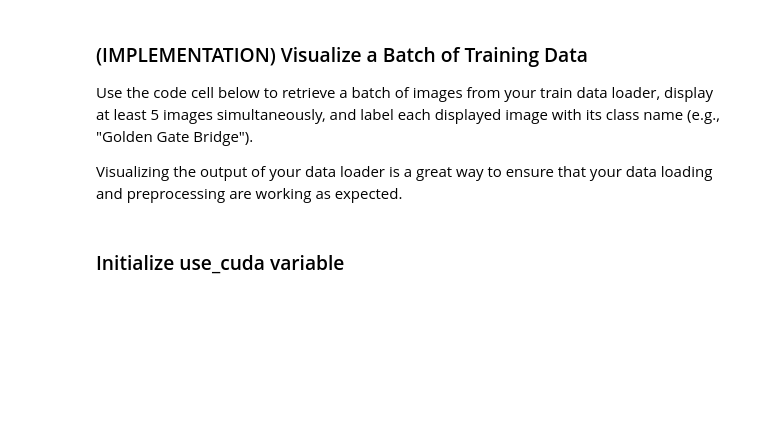
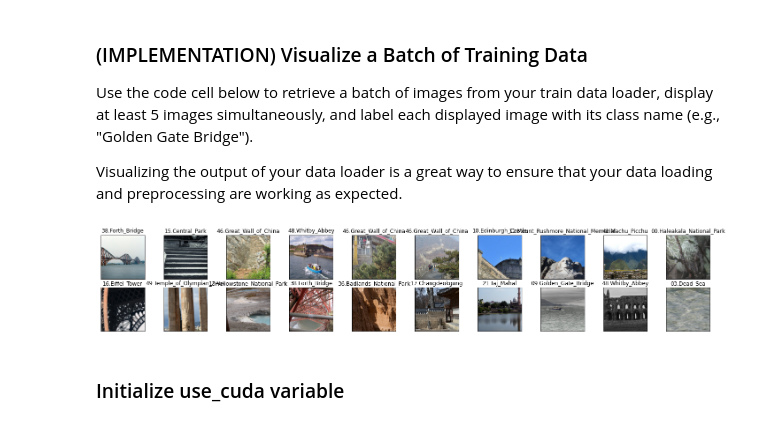
Before and after one commit to hopezh/nd101-c2-landmarks-starter, a Jupyter notebook: landmark_project/landmark.ipynb, the cells around one changed output. Saved outputs shown, nothing was run; the diff lists cells and outputs as text; code cells hidden in the pictures; blank space fills up the shorter version.

```diff
--- a/landmark_project/landmark.ipynb
+++ b/landmark_project/landmark.ipynb
@@ -160,9 +161,9 @@ torch.Size([3, 600, 600])
 # [+] create dataloader
 
 # [-] data loader params
-num_workers = 0  # [.] num of subprocesses for data loading
-batch_size  = 20  # [.] num of samples per batch to load
-valid_ratio = 0.2  # [.] % of train data to be used for validation
+num_workers = 0     # [.] num of subprocesses for data loading
+batch_size  = 20    # [.] num of samples per batch to load
+valid_ratio = 0.2   # [.] % of train data to be used for validation
 
 # [-] get train indices for validation
 num_train     = len(train_data)
@@ -170,7 +171,7 @@ train_indices = list(range(num_train))
 np.random.shuffle(train_indices)
 split = int(np.floor(valid_ratio * num_train))
 train_idx = train_indices[split:]
-val_idx   = train_indices[:split]
+valid_idx = train_indices[:split]
 
 # [-] samplers to get training and validation batches
 train_sampler = SubsetRandomSampler(train_idx)
@@ -182,7 +183,7 @@ train_loader = torch.utils.data.DataLoader( # [.] train loader
     batch_size  = batch_size,
     sampler     = train_sampler,
     num_workers = num_workers,
-    shuffle     = True,
+    # shuffle     = True,   # shuffle & sampler are mutually exclusive
 )
 
 valid_loader = torch.utils.data.DataLoader( # [.] valid loader
@@ -190,7 +191,7 @@ valid_loader = torch.utils.data.DataLoader( # [.] valid loader
     batch_size  = batch_size,
     sampler     = valid_sampler,
     num_workers = num_workers,
-    shuffle     = True,
+    # shuffle     = True,   # shuffle & sampler are mutually exclusive
 )
 
 test_loader = torch.utils.data.DataLoader( # [.] test loader
@@ -199,6 +200,11 @@ test_loader = torch.utils.data.DataLoader( # [.] test loader
     num_workers = num_workers,
     shuffle     = True,
 )
+
+# [-] assign loders to loader dict
+loaders_scratch['train'] = train_loader
+loaders_scratch['valid'] = valid_loader
+loaders_scratch['test']  = test_loader
 # %% [markdown]
 **Question 1:** Describe your chosen procedure for preprocessing the data.
 - How does your code resize the images (by cropping, stretching, etc)?  What size did you pick for the input tensor, and why?
@@ -217,34 +223,39 @@ Visualizing the output of your data loader is a great way to ensure that your da
 # %%
 import matplotlib.pyplot as plt
 %matplotlib inline
 
 ## TODO: visualize a batch of the train data loader
 
 ## the class names can be accessed at the `classes` attribute
 ## of your dataset object (e.g., `train_dataset.classes`)
 
+# [+] print example from one batch
+
+# [-] class names
 classes = train_data.classes
-# print(train_class_name)
 
-# viz same images from a batch
-# get one batch of train images
-dataiter = iter(train_loader)
-images, labels = dataiter.next()
-images = images.numpy() # convert image tensor to numpy array
+# [-] get one batch of train images
+dataiter = iter(train_loader)       # [.] conver dataloader to an iterator
+images, labels = dataiter.next()    # [.] get one batch data from iterator
+images = images.numpy()             # [.] convert image tensor to numpy array
 
-# plot images with label
-num_img = 20
+# [-] plot images with label
+num_img = 20    # num of images to show
+num_rows = 2    # num of rows
 fig = plt.figure(figsize=(25, 4))
 for idx in np.arange(num_img):
     ax = fig.add_subplot(
-        2,
-        num_img/2,
+        num_rows,
+        num_img/num_rows,
         idx+1,
         xticks=[],
         yticks=[],
     )
     plt.imshow(np.transpose(images[idx], (1, 2, 0)))
+    # print text label for each image
     ax.set_title(classes[labels[idx]])
+# %% [output]
+[figure, added]
 # %% [markdown]
 ### Initialize use_cuda variable
 # %%
```
Also changed, not shown: parts of 3 cells of this notebook.
